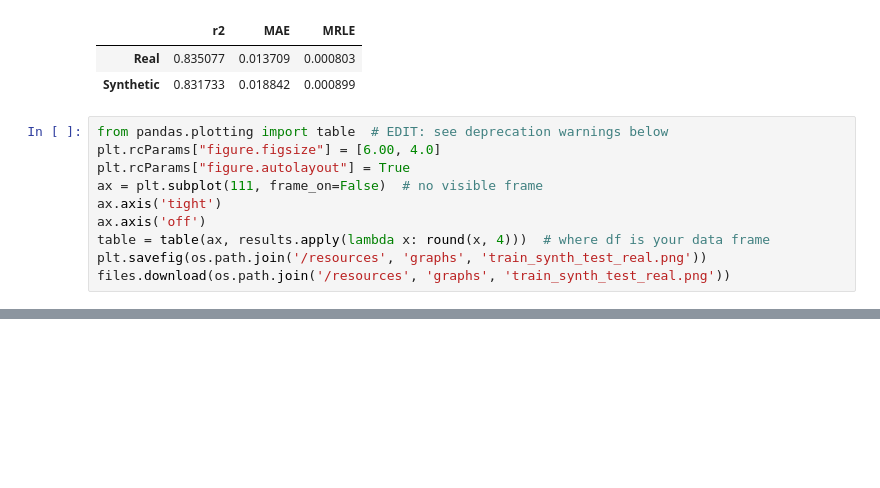
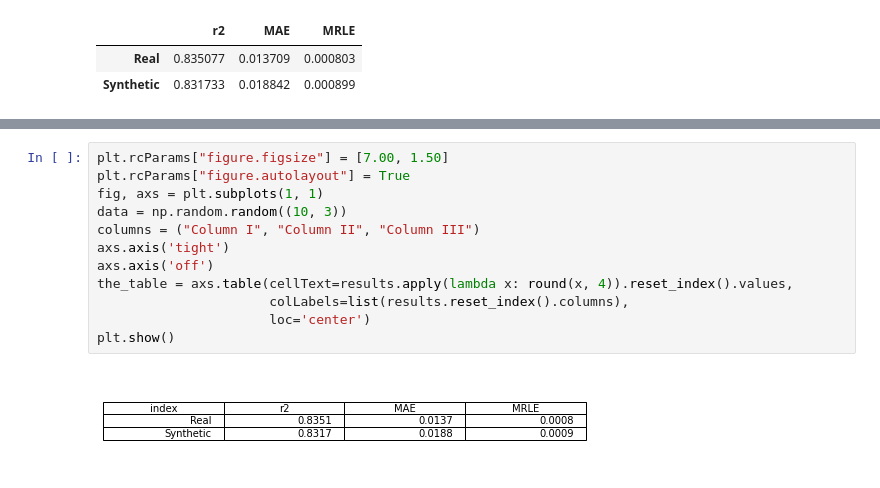
Before and after one commit to shsab/DL_Term_Project, a Jupyter notebook: notebooks/SynthaticDataGeneration_TermProject.ipynb, the cells around one changed output, grey strips where cells are left out. Drawn from its saved outputs; the diff is of its cells as text; blank space fills up the shorter version.

```diff
--- a/notebooks/SynthaticDataGeneration_TermProject.ipynb
+++ b/notebooks/SynthaticDataGeneration_TermProject.ipynb
@@ -777,13 +777,3 @@ results
 |  | r2 | MAE | MRLE |
 | Real | 0.835077 | 0.013709 | 0.000803 |
 | Synthetic | 0.831733 | 0.018842 | 0.000899 |
-# %%
-from pandas.plotting import table  # EDIT: see deprecation warnings below
-plt.rcParams["figure.figsize"] = [6.00, 4.0]
-plt.rcParams["figure.autolayout"] = True
-ax = plt.subplot(111, frame_on=False)  # no visible frame
-ax.axis('tight')
-ax.axis('off')
-table = table(ax, results.apply(lambda x: round(x, 4)))  # where df is your data frame
-plt.savefig(os.path.join('/resources', 'graphs', 'train_synth_test_real.png'))
-files.download(os.path.join('/resources', 'graphs', 'train_synth_test_real.png'))
@@ -793,0 +780,14 @@ files.download(os.path.join('/resources', 'graphs', 'train_synth_test_real.png')
+# %%
+plt.rcParams["figure.figsize"] = [7.00, 1.50]
+plt.rcParams["figure.autolayout"] = True
+fig, axs = plt.subplots(1, 1)
+data = np.random.random((10, 3))
+columns = ("Column I", "Column II", "Column III")
+axs.axis('tight')
+axs.axis('off')
+the_table = axs.table(cellText=results.apply(lambda x: round(x, 4)).reset_index().values,
+                      colLabels=list(results.reset_index().columns),
+                      loc='center')
+plt.show()
+# %% [output]
+[figure, added]
```
Also changed, not shown: parts of 1 cell of this notebook.
